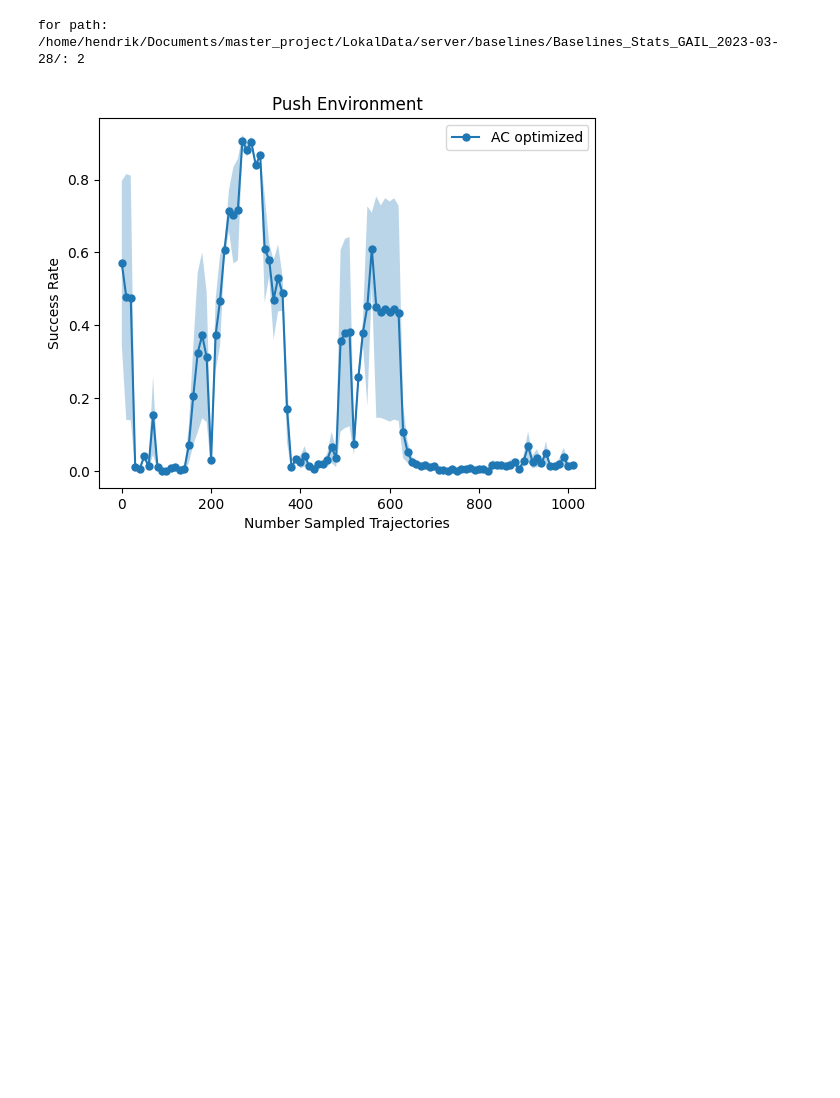
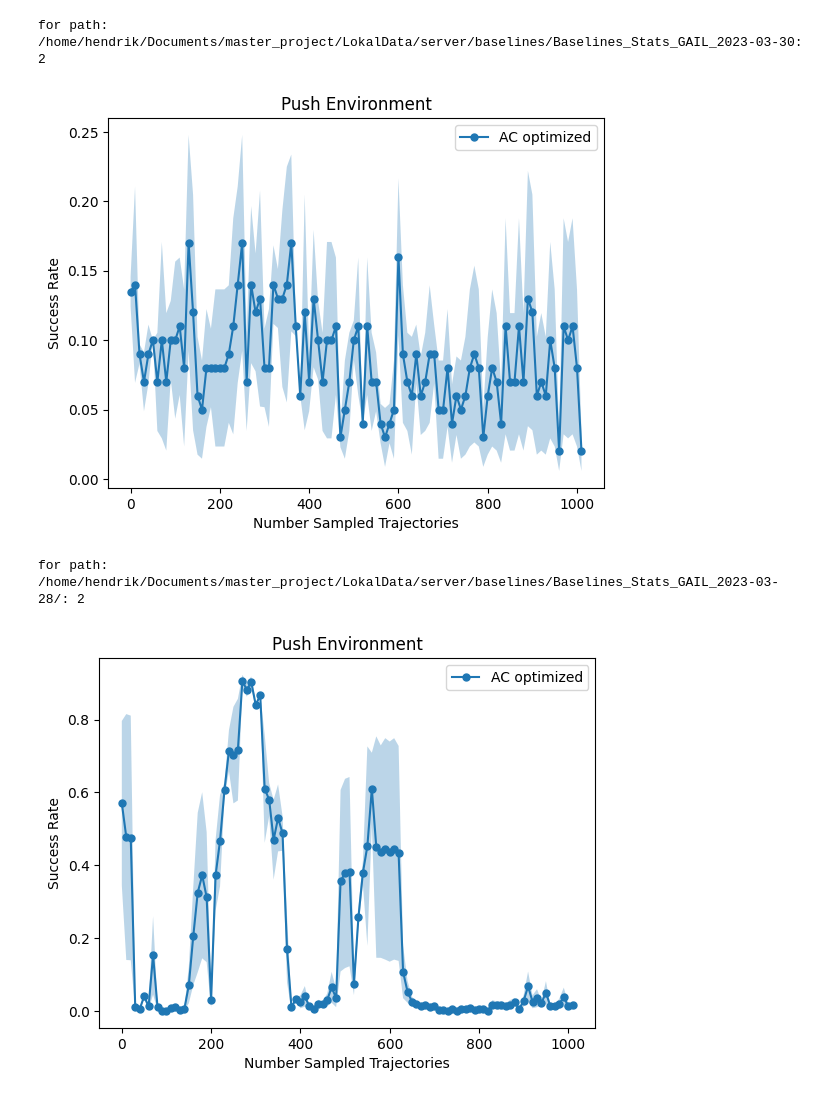
Before and after one commit to ReliableTree/ActiveCritic, a Jupyter notebook: src/active_critic/analyze_stats/analyze_stats.ipynb, the cells around one changed output. Saved outputs shown, nothing was run; the diff lists cells and outputs as text; code cells hidden in the pictures; blank space fills up the shorter version.

```diff
--- a/src/active_critic/analyze_stats/analyze_stats.ipynb
+++ b/src/active_critic/analyze_stats/analyze_stats.ipynb
@@ -95,6 +95,23 @@ def make_plot(paths, includes, excludes, names, plot_name, save_path = None, plo
         path=save_path,
         plot_closest=plot_closest
         )
+# %%
+AC_path  = '/home/hendrik/Documents/master_project/LokalData/server/baselines/Baselines_Stats_GAIL_2023-03-30'
+include_TQC = ['PPO_reach_lr_0.0001_demonstrations_1_n_samples_1000', 'learner']
+exclude_TQC = []
+
+make_plot(
+    paths=[AC_path],
+    includes=[include_TQC],
+    excludes=[exclude_TQC],
+    names=['AC optimized', 'AC non optimized'],
+    plot_name='Push Environment',
+    save_path = None,
+    plot_closest=False
+    )
+# %% [output]
+for path: /home/hendrik/Documents/master_project/LokalData/server/baselines/Baselines_Stats_GAIL_2023-03-30: 2
+[figure, added]
 # %%
 AC_path = '/home/hendrik/Documents/master_project/LokalData/server/baselines/Baselines_Stats_GAIL_2023-03-28/'
 include_AC = ['TQC_drawerclose_lr_1e-06_demonstrations_0_n_samples_1000', 'learner']
```
Also changed, not shown: 1 other file.
